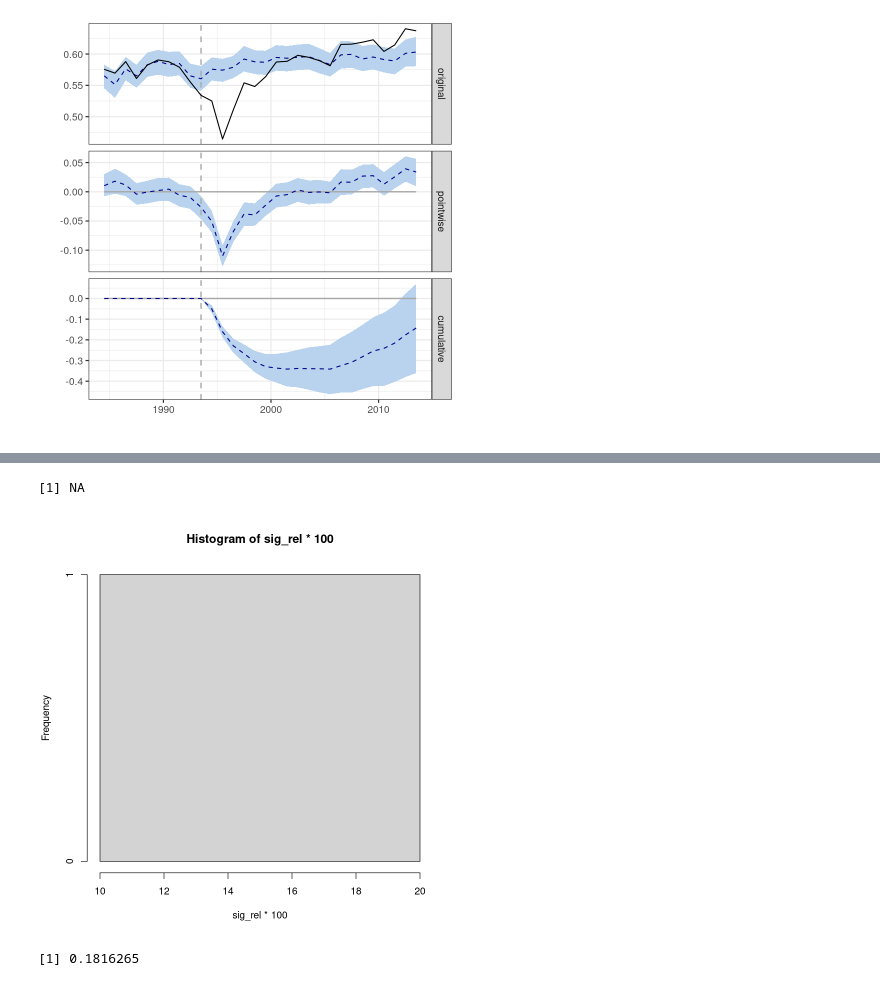
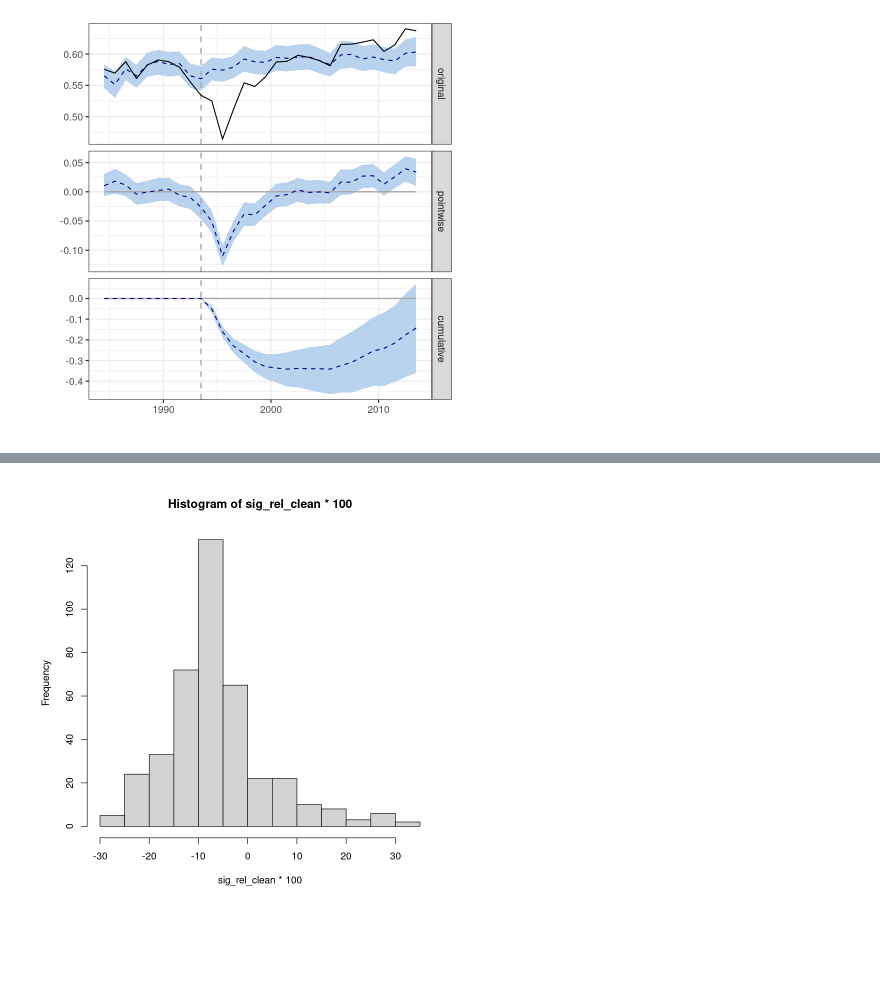
Before and after one commit to hamiddashti/greeness, a Jupyter notebook: codes/src/causal_impact_R2.ipynb, the cells around one changed output, grey strips where cells are left out. Cells and saved outputs as stored; diff of their text form; code cells hidden in the pictures; blank space fills up the shorter version.

Commit message:
organizing the plots

```diff
--- a/codes/src/causal_impact_R2.ipynb
+++ b/codes/src/causal_impact_R2.ipynb
@@ -3,3 +3,5 @@ library(CausalImpact)
 library(ggplot2)
 library(missForest)
 library(zoo)
+library(gridExtra)
+t <- seq.Date(as.Date("1984-07-01"), by = "years", length.out = 30)
@@ -208,18 +164,12 @@ NULL
 # %%
 zscore <- function(data,std){
     (abs(data-mean(data))/sd(data))
 }
 res_na <- apply(res, 1, function(row) all(is.na(row)))
 res_no_nan =res[res_na==FALSE,]
 sig = res_no_nan[,5]<0.01
 sig_rel = res_no_nan[sig,4]
 sig_rel_clean = sig_rel[(zscore(sig_rel)<3)]
-sig_rel_clean
-hist(sig_rel*100)
+hist(sig_rel_clean*100)
 # %% [output]
-[1] NA
-[figure, old version]
+[figure, new version]
-# %%
-sig_rel
-# %% [output]
-[1] 0.1816265
```
Also changed, not shown: parts of 17 cells of this notebook, 3 other files.
